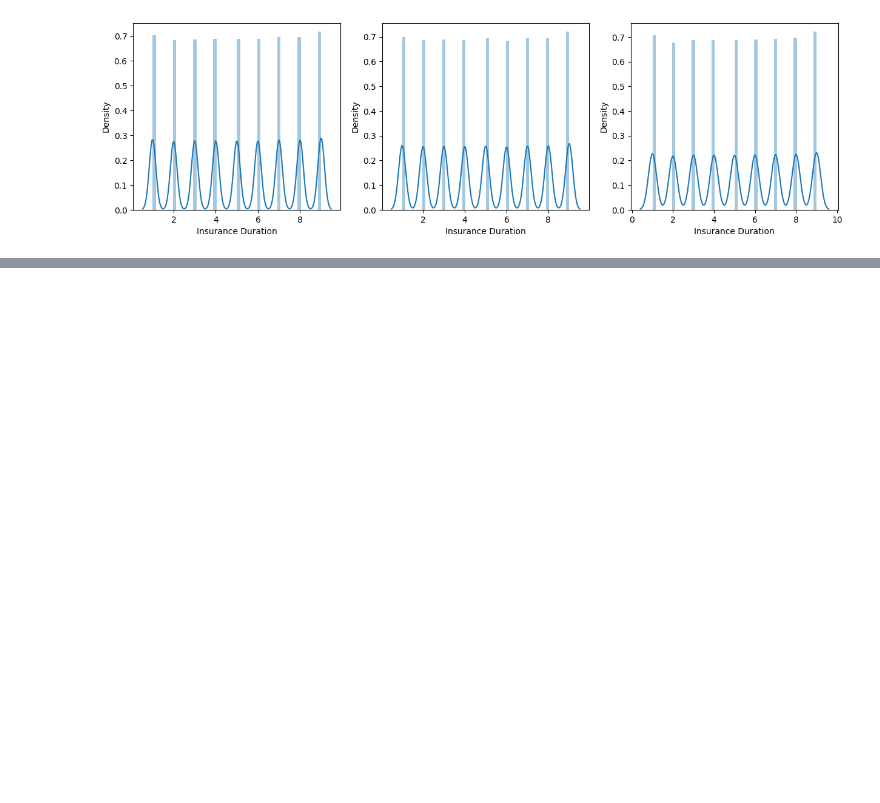
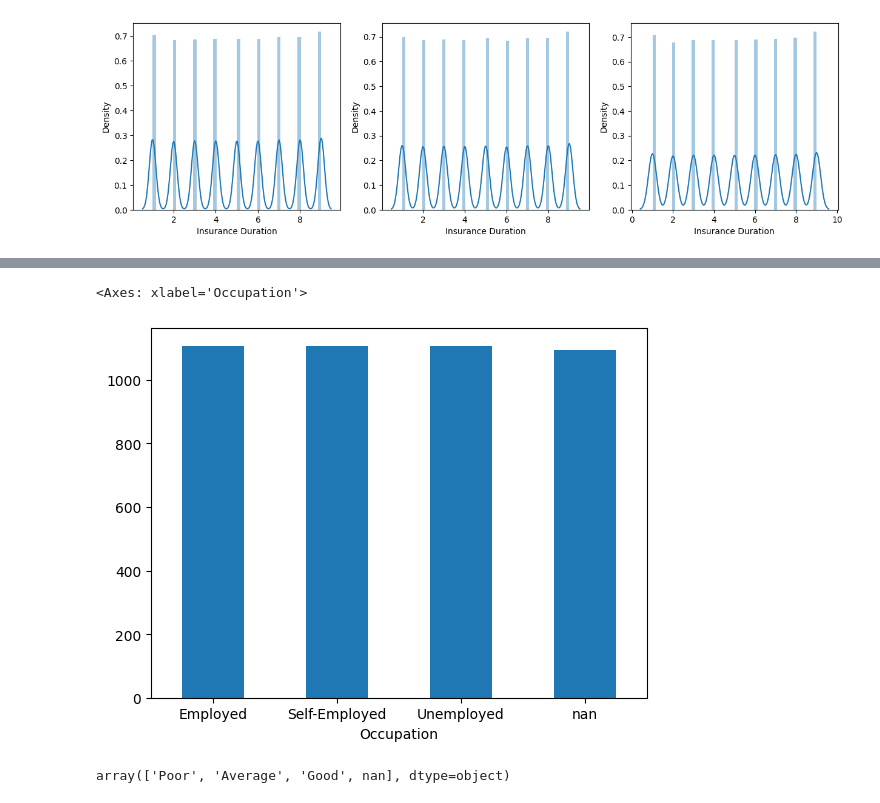
Before and after one commit to yash-meshram/Insurance-Premium, a Jupyter notebook: insurance-premium.ipynb, the cells around one changed output, grey strips where cells are left out. Saved outputs shown, nothing was run; the diff lists cells and outputs as text; code cells hidden in the pictures; blank space fills up the shorter version.

Commit message:
Kaggle Notebook | Insurance Premium  | Version 11

```diff
--- a/insurance-premium.ipynb
+++ b/insurance-premium.ipynb
@@ -164,0 +150,9 @@ plt.boxplot(df['Age'])
+# %%
+(df1.groupby('Occupation', dropna=False)['Premium Amount'].mean()).plot(kind='bar', rot=0)
+# %% [output]
+<Axes: xlabel='Occupation'>
+[figure, added]
+# %%
+df1['Customer Feedback'].unique()
+# %% [output]
+array(['Poor', 'Average', 'Good', nan], dtype=object)
```
Also changed, not shown: parts of 55 cells of this notebook.
